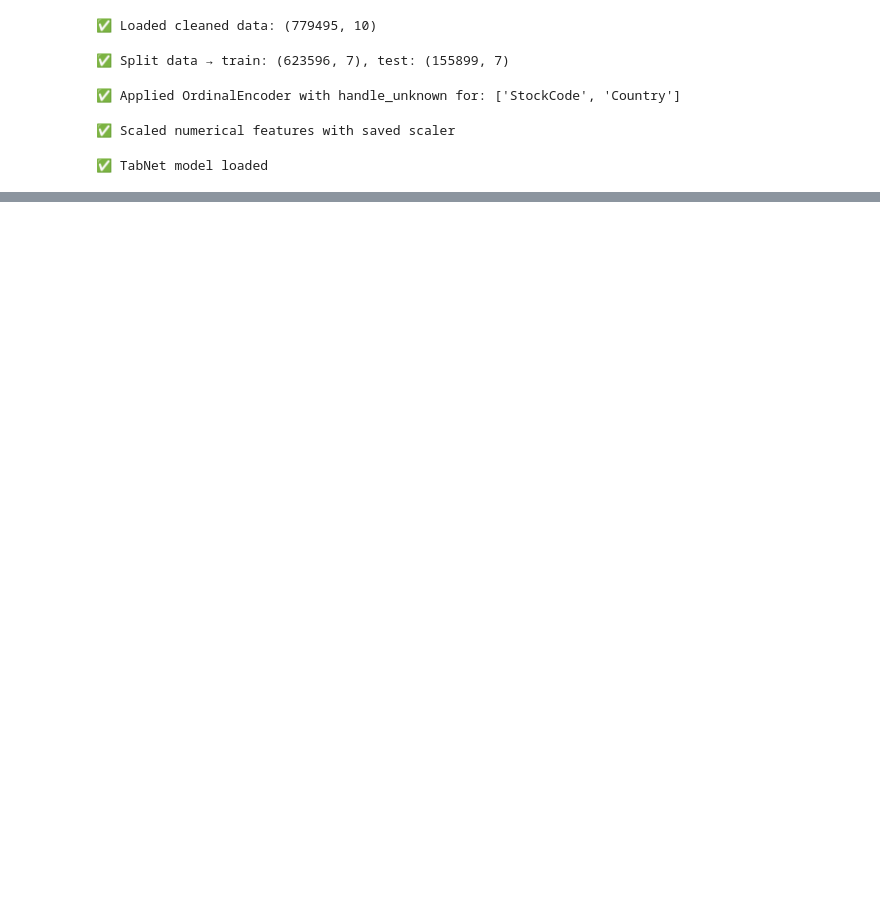
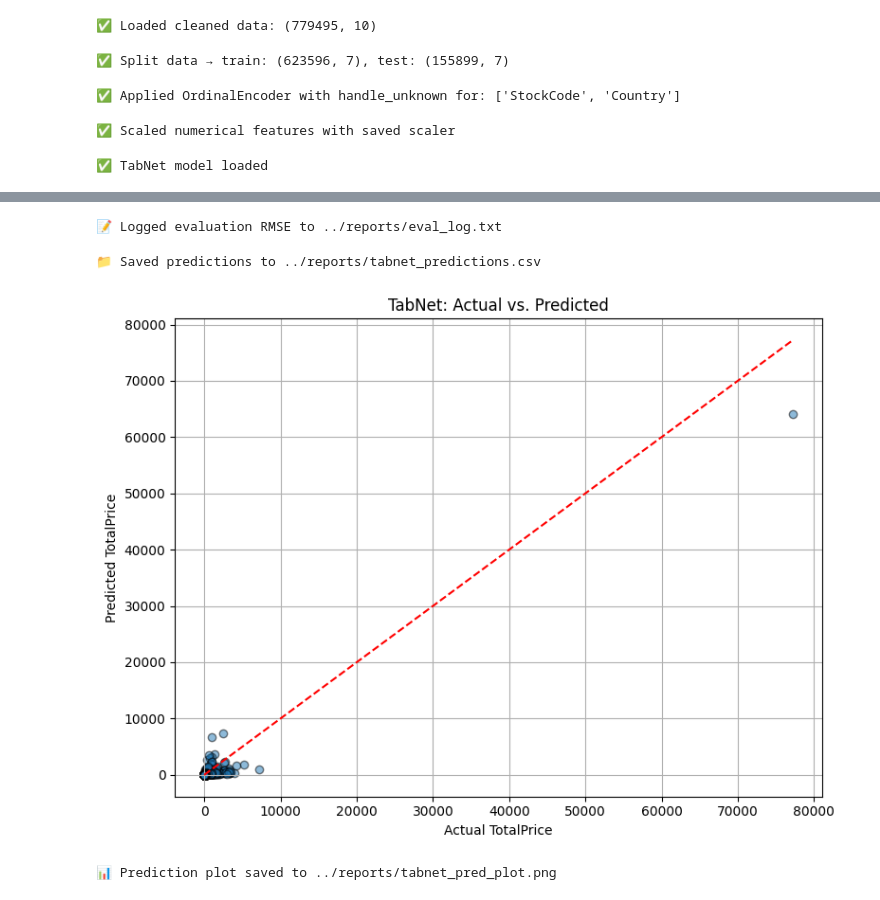
Before and after one commit to Hamza-Waseem-Nasser/innovative-ml-project, a Jupyter notebook: notebooks/evaluate_tabnet.ipynb, the cells around one changed output, grey strips where cells are left out. Saved outputs shown, nothing was run; the diff lists cells and outputs as text; code cells hidden in the pictures; blank space fills up the shorter version.

```diff
--- a/notebooks/evaluate_tabnet.ipynb
+++ b/notebooks/evaluate_tabnet.ipynb
@@ -89,0 +90,42 @@ print(f"\n🎯 Test RMSE: {rmse:.4f}")
+# %%
+import datetime
+
+# Log RMSE to a log file
+with open("../reports/eval_log.txt", "a") as f:
+    log_time = datetime.datetime.now().strftime("%Y-%m-%d %H:%M:%S")
+    f.write(f"[{log_time}] TabNet RMSE: {rmse:.4f}\n")
+
+print("📝 Logged evaluation RMSE to ../reports/eval_log.txt")
+# %% [output]
+📝 Logged evaluation RMSE to ../reports/eval_log.txt
+# %%
+# Save predictions and actuals to a CSV
+pred_df = pd.DataFrame({
+    "Actual": y_test_flat,
+    "Predicted": y_pred_flat
+})
+
+pred_df.to_csv("../reports/tabnet_predictions.csv", index=False)
+print("📁 Saved predictions to ../reports/tabnet_predictions.csv")
+# %% [output]
+📁 Saved predictions to ../reports/tabnet_predictions.csv
+# %%
+import matplotlib.pyplot as plt
+
+# Scatter plot of actual vs predicted
+plt.figure(figsize=(8, 6))
+plt.scatter(y_test_flat, y_pred_flat, alpha=0.5, edgecolor='k')
+plt.plot([y_test_flat.min(), y_test_flat.max()],
+         [y_test_flat.min(), y_test_flat.max()], 'r--')
+plt.xlabel("Actual TotalPrice")
+plt.ylabel("Predicted TotalPrice")
+plt.title("TabNet: Actual vs. Predicted")
+plt.grid(True)
+plt.tight_layout()
+plt.savefig("../reports/tabnet_pred_plot.png")
+plt.show()
+
+print("📊 Prediction plot saved to ../reports/tabnet_pred_plot.png")
+# %% [output]
+[figure, added]
+📊 Prediction plot saved to ../reports/tabnet_pred_plot.png
```
Also changed, not shown: parts of 2 cells of this notebook, 11 other files.
